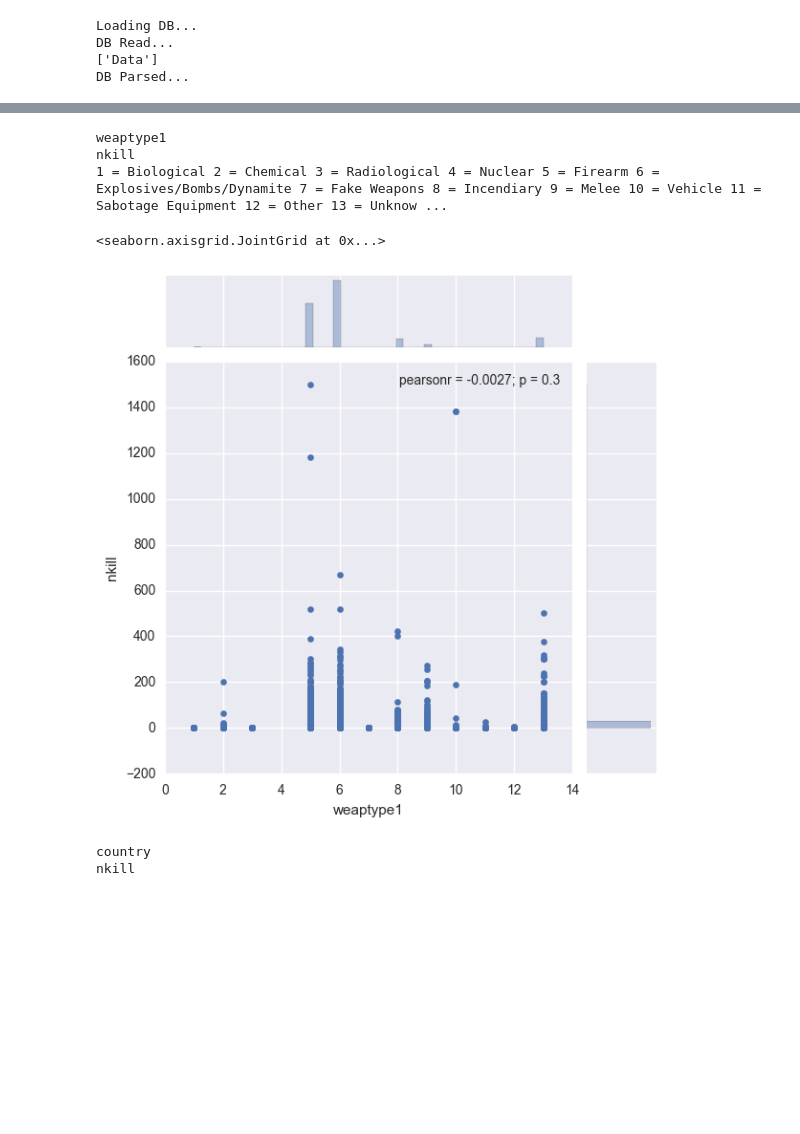
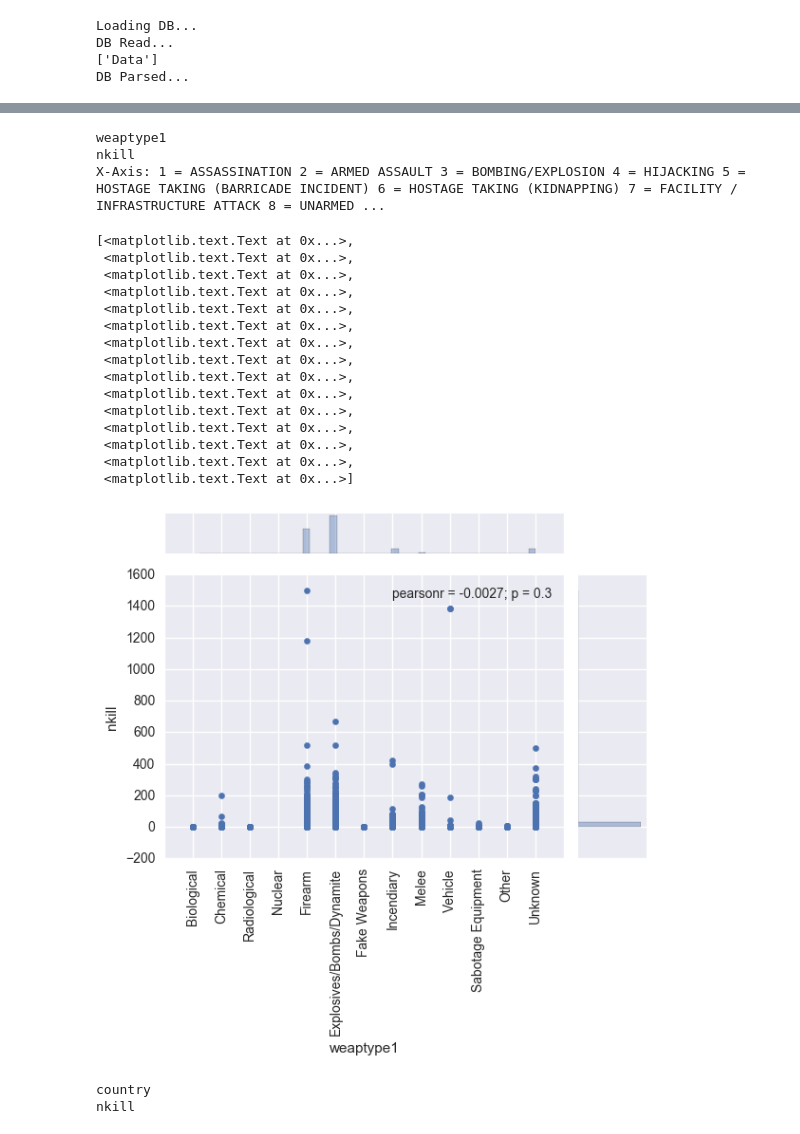
Before and after one commit to msandim/tum-data-mining-lab, a Jupyter notebook: Week 2/joint_plots.ipynb, the cells around one changed output, grey strips where cells are left out. Drawn from its saved outputs; the diff is of its cells as text; code cells hidden in the pictures; blank space fills up the shorter version.

```diff
--- a/Week 2/joint_plots.ipynb
+++ b/Week 2/joint_plots.ipynb
@@ -46,7 +152,10 @@ curr = columns[71]
 sec = columns[100]
 print(curr)
 print(sec)
-sns.jointplot(curr, sec, dfs)
+g = sns.jointplot(curr, sec, dfs)
+mp.rcParams.update({'figure.autolayout': True})
+g.ax_joint.xaxis.set_major_locator(mp.ticker.MultipleLocator(2500))
+g.ax_joint.yaxis.set_major_locator(mp.ticker.MultipleLocator(100))
 # %% [output]
 nperps
 nkill
@@ -57,11 +165,20 @@ nkill
 curr = columns[28]
 sec = columns[100]
 xaxes_str = "X-Axis: 1 = ASSASSINATION 2 = ARMED ASSAULT 3 = BOMBING/EXPLOSION 4 = HIJACKING 5 = HOSTAGE TAKING (BARRICADE INCIDENT) 6 = HOSTAGE TAKING (KIDNAPPING) 7 = FACILITY / INFRASTRUCTURE ATTACK 8 = UNARMED ASSAULT 9 = UNKNOWN"
-xaxes = ["ASSASSINATION","ARMED ASSAULT","BOMBING/EXPLOSION","HIJACKING","HOSTAGE TAKING (BARRICADE INCIDENT)","HOSTAGE TAKING (KIDNAPPING)","FACILITY / INFRASTRUCTURE ATTACK","UNARMED ASSAULT", "UNKNOWN"]
+xaxes = ["", "", "ASSASSINATION","ARMED ASSAULT","BOMBING/EXPLOSION","HIJACKING","HOSTAGE TAKING (BARRICADE INCIDENT)","HOSTAGE TAKING (KIDNAPPING)","FACILITY / INFRASTRUCTURE ATTACK","UNARMED ASSAULT", "UNKNOWN"]
 print(curr)
 print(sec)
 print(xaxes_str)
-sns.jointplot(curr, sec, dfs)
+x_arr = np.asarray(dfs[curr])
+y_arr = np.asarray(dfs[sec])
+g = sns.jointplot(x_arr,y_arr)
+
+mp.rcParams.update({'figure.autolayout': True})
+g.ax_joint.xaxis.set_major_locator(mp.ticker.MultipleLocator(1))
+g.ax_joint.xaxis.set_label_text('attacktype1')
+g.ax_joint.yaxis.set_label_text('nkills')
+g.ax_joint.xaxis.set_ticklabels(xaxes,rotation=90)
+#g.ax_joint.xaxis.set
 # %% [output]
 attacktype1
 nkill
@@ -71,18 +198,38 @@ X-Axis: 1 = ASSASSINATION 2 = ARMED ASSAULT 3 = BOMBING/EXPLOSION 4 = HIJACKING
 # %%
 #weaptype1 vs nkills
 curr = columns[83]
 sec = columns[100]
-xaxes_str = "1 = Biological 2 = Chemical 3 = Radiological 4 = Nuclear 5 = Firearm 6 = Explosives/Bombs/Dynamite 7 = Fake Weapons 8 = Incendiary 9 = Melee 10 = Vehicle 11 = Sabotage Equipment 12 = Other 13 = Unknown"
+xaxes = ["", "", "Biological","Chemical","Radiological","Nuclear","Firearm","Explosives/Bombs/Dynamite","Fake Weapons","Incendiary","Melee","Vehicle","Sabotage Equipment","Other","Unknown"]
 print(curr)
 print(sec)
 print(xaxes_str)
-sns.jointplot(curr, sec, dfs)
+g = sns.jointplot(curr, sec, dfs)
+g.ax_joint.xaxis.set_major_locator(mp.ticker.MultipleLocator(1))
+mp.rcParams.update({'figure.autolayout': True})
+#g.ax_joint.xaxis.set_label_text('weaptype1')
+#g.ax_joint.yaxis.set_label_text('nkills')
+g.ax_joint.xaxis.set_ticklabels(xaxes,rotation=90)
+#g.ax_joint.xaxis.set
 # %% [output]
 weaptype1
 nkill
-1 = Biological 2 = Chemical 3 = Radiological 4 = Nuclear 5 = Firearm 6 = Explosives/Bombs/Dynamite 7 = Fake Weapons 8 = Incendiary 9 = Melee 10 = Vehicle 11 = Sabotage Equipment 12 = Other 13 = Unknow ...
+X-Axis: 1 = ASSASSINATION 2 = ARMED ASSAULT 3 = BOMBING/EXPLOSION 4 = HIJACKING 5 = HOSTAGE TAKING (BARRICADE INCIDENT) 6 = HOSTAGE TAKING (KIDNAPPING) 7 = FACILITY / INFRASTRUCTURE ATTACK 8 = UNARMED ...
-<seaborn.axisgrid.JointGrid at 0x...>
+[<matplotlib.text.Text at 0x...>,
+ <matplotlib.text.Text at 0x...>,
+ <matplotlib.text.Text at 0x...>,
+ <matplotlib.text.Text at 0x...>,
+ <matplotlib.text.Text at 0x...>,
+ <matplotlib.text.Text at 0x...>,
+ <matplotlib.text.Text at 0x...>,
+ <matplotlib.text.Text at 0x...>,
+ <matplotlib.text.Text at 0x...>,
+ <matplotlib.text.Text at 0x...>,
+ <matplotlib.text.Text at 0x...>,
+ <matplotlib.text.Text at 0x...>,
+ <matplotlib.text.Text at 0x...>,
+ <matplotlib.text.Text at 0x...>,
+ <matplotlib.text.Text at 0x...>]
-[figure, old version]
+[figure, new version]
 # %%
 #country vs nkills
 curr = columns[7]
```
Also changed, not shown: parts of 6 cells of this notebook, 1 other file.
